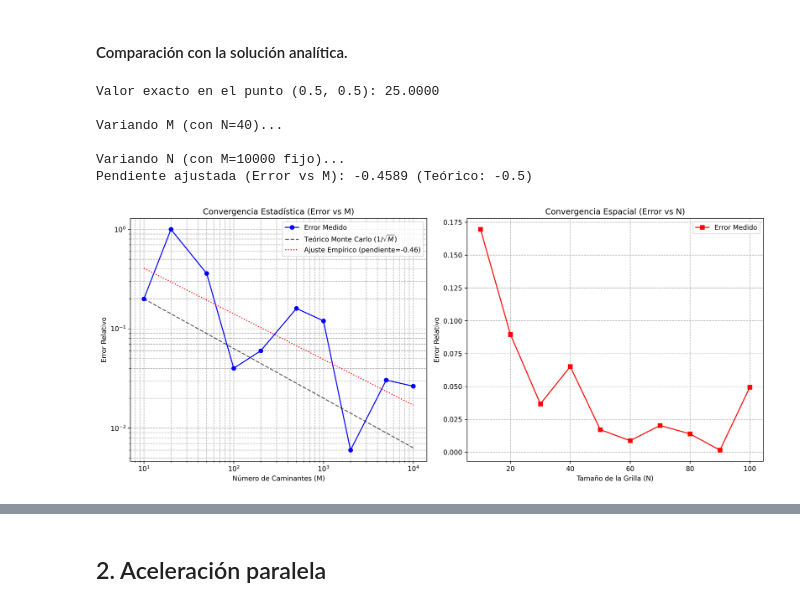
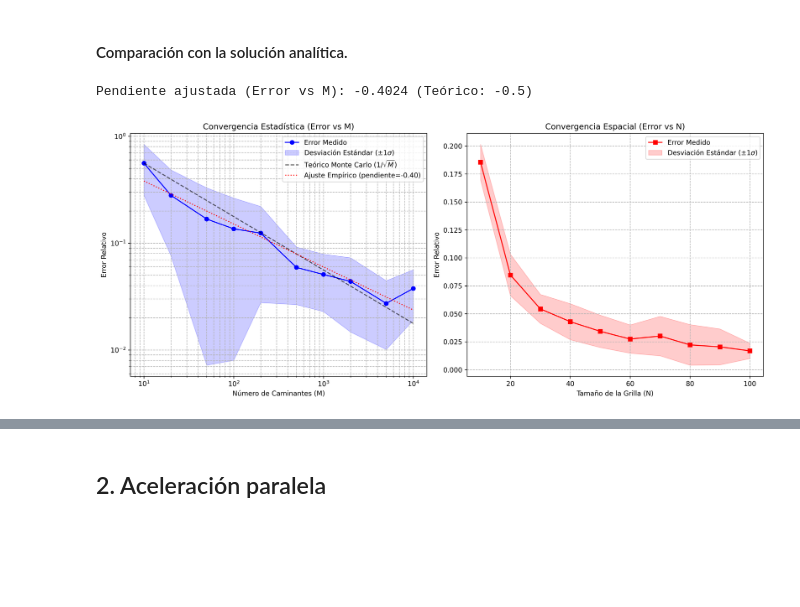
Before and after one commit to Ferzamora053/Tareas-FisComp, a Jupyter notebook: Tarea3_FZ.ipynb, the cells around one changed output, grey strips where cells are left out. Cells and saved outputs as stored; diff of their text form; code cells hidden in the pictures; blank space fills up the shorter version.

```diff
--- a/Tarea3_FZ.ipynb
+++ b/Tarea3_FZ.ipynb
@@ -495,11 +499,10 @@ def error_analysis() -> tuple[list[int], list, list[int], list]:
 
     # Valor real/exacto
     V_exacto = analytic_solution(x_target, y_target, L_fisico)
-    print(f"Valor exacto en el punto ({x_target}, {y_target}): {V_exacto:.4f}")
 
     ## Error vs M (Escalamiento estadístico)
     # Fijamos N constante y variamos M
-    N_fijo = 40
+    N_fijo = 50
     # Coordenadas de grilla para el centro
     i_center = N_fijo // 2
     j_center = N_fijo // 2
@@ -507,7 +510,6 @@ def error_analysis() -> tuple[list[int], list, list[int], list]:
     M_values = [10, 20, 50, 100, 200, 500, 1_000, 2_000, 5_000, 10_000]
     errores_M = []
 
-    print(f"\nVariando M (con N={N_fijo})...")
     for M in M_values:
         args = (i_center, j_center, N_fijo, M)
         V_num = randomWalk_Laplace(args)
@@ -522,7 +524,6 @@ def error_analysis() -> tuple[list[int], list, list[int], list]:
     N_values = [10, 20, 30, 40, 50, 60, 70, 80, 90, 100]
     errores_N = []
 
-    print(f"\nVariando N (con M={M_fijo} fijo)...")
     for N in N_values:
         i = N // 2
         j = N // 2
@@ -536,45 +537,63 @@ def error_analysis() -> tuple[list[int], list, list[int], list]:
 
     return (M_values, errores_M, N_values, errores_N)
 # %%
-M_values, errores_M, N_values, errores_N = error_analysis()
+num_repeats = 10
+M_errors_list, std_errores_M = [], []
+N_errors_list, std_errores_N = [], []
+
+for n in range(num_repeats):
+    M_values, errores_M, N_values, errores_N = error_analysis()
+    M_errors_list.append(errores_M)
+    N_errors_list.append(errores_N)
+
+# Calcular medias y desviaciones estándar
+mean_M_errors = np.mean(M_errors_list, axis=0)
+std_M_errors = np.std(M_errors_list, axis=0)
+mean_N_errors = np.mean(N_errors_list, axis=0)
+std_N_errors = np.std(N_errors_list, axis=0)
 
 # Graficar Resultados
 fig, (ax1, ax2) = plt.subplots(1, 2, figsize=(14, 6), dpi=150)
 
 # Error vs M
 # Teoría: El error de Monte Carlo decae como 1/sqrt(M)
-ax1.loglog(M_values, errores_M, 'o-', label='Error Medido', color='blue')
+ax1.loglog(M_values, mean_M_errors, 'o-', label='Error Medido', color='blue')
+M_lower_bound = np.maximum(mean_M_errors - std_M_errors, 1e-15)
+M_upper_bound = mean_M_errors + std_M_errors
+ax1.fill_between(M_values, M_lower_bound, M_upper_bound,
+                 color='blue', alpha=0.2,
+                 label=r'Desviación Estándar ($\pm 1\sigma$)')
 
 # Línea teórica de referencia (pendiente -0.5)
-ref_M = [errores_M[0] * np.sqrt(M_values[0]) / np.sqrt(m) for m in M_values]
+ref_M = [mean_M_errors[0] * np.sqrt(M_values[0]) / np.sqrt(m) for m in M_values]
 ax1.loglog(M_values, ref_M, 'k--', alpha=0.6, label=r'Teórico Monte Carlo ($1/\sqrt{M}$)')
-ajuste_M = np.polyfit(np.log(M_values), np.log(errores_M), 1)
+ajuste_M = np.polyfit(np.log(M_values), np.log(mean_M_errors), 1)
 pendiente_M = ajuste_M[0]
 print(f"Pendiente ajustada (Error vs M): {pendiente_M:.4f} (Teórico: -0.5)")
 ax1.loglog(M_values, np.exp(ajuste_M[1]) * np.array(M_values)**pendiente_M, 'r:', label=f'Ajuste Empírico (pendiente={pendiente_M:.2f})')
 
 ax1.set_xlabel('Número de Caminantes (M)')
 ax1.set_ylabel('Error Relativo')
 ax1.set_title('Convergencia Estadística (Error vs M)')
 ax1.grid(True, which="both", ls="--")
 ax1.legend()
 
 # Error vs N
 # Teoría: Error de discretización espacial
-ax2.plot(N_values, errores_N, 's-', color='red', label='Error Medido')
+ax2.plot(N_values, mean_N_errors, 's-', color='red', label='Error Medido')
+N_lower_bound = np.maximum(mean_N_errors - std_N_errors, 1e-15)
+N_upper_bound = mean_N_errors + std_N_errors
+ax2.fill_between(N_values, N_lower_bound, N_upper_bound,
+                 color='red', alpha=0.2,
+                 label=r'Desviación Estándar ($\pm 1\sigma$)')
 ax2.set_xlabel('Tamaño de la Grilla (N)')
 ax2.set_ylabel('Error Relativo')
 ax2.set_title('Convergencia Espacial (Error vs N)')
 ax2.grid(True, ls="--")
 ax2.legend()
 
 plt.tight_layout()
 plt.show();
 # %% [output]
-Valor exacto en el punto (0.5, 0.5): 25.0000
-
-Variando M (con N=40)...
-
-Variando N (con M=10000 fijo)...
-Pendiente ajustada (Error vs M): -0.4589 (Teórico: -0.5)
+Pendiente ajustada (Error vs M): -0.4024 (Teórico: -0.5)
-[figure, old version]
+[figure, new version]
```
Also changed, not shown: parts of 9 cells of this notebook, 2 other files.
